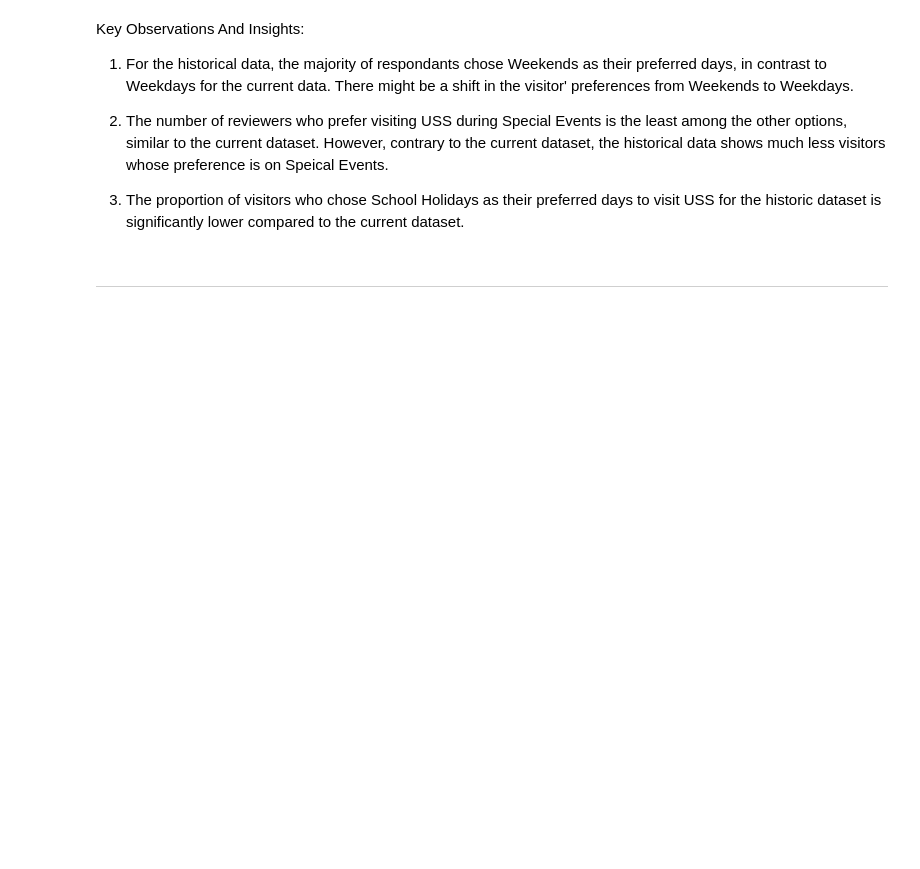
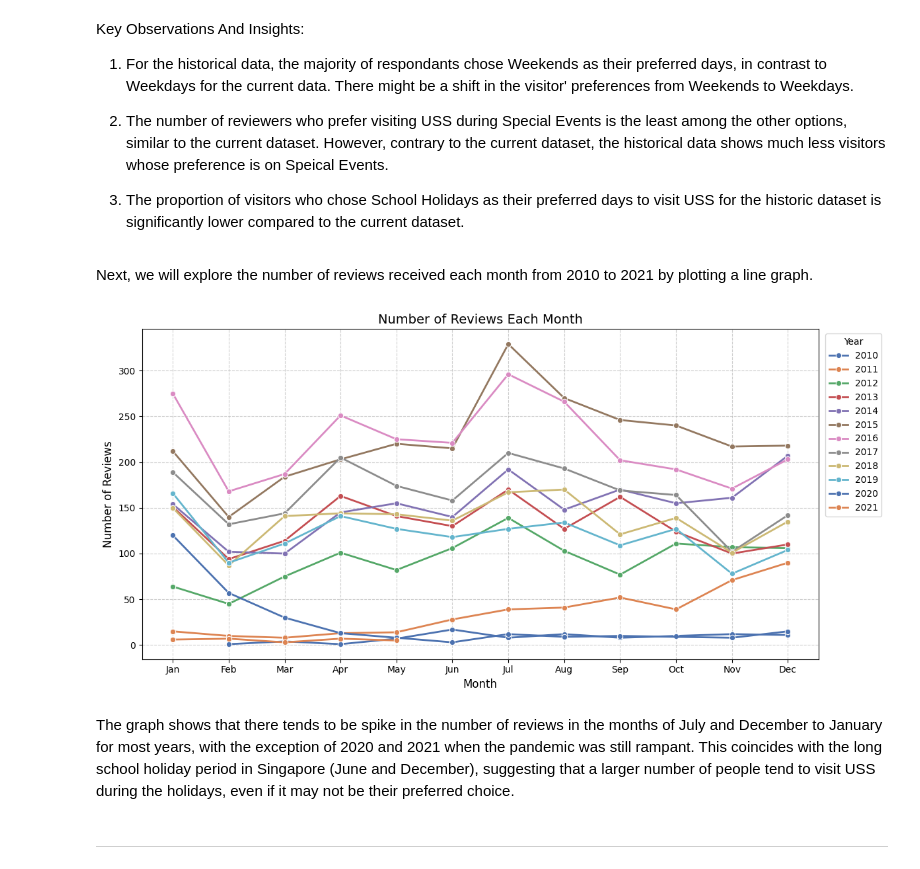
Before and after one commit to tadamaen/DSA3101-Group-Project-Group-3, a Jupyter notebook: Subgroup A Python Codes/Subgroup A Question 4 Google Colab.ipynb, the cells around one changed output. Saved outputs shown, nothing was run; the diff lists cells and outputs as text; code cells hidden in the pictures; blank space fills up the shorter version.

```diff
--- a/Subgroup A Python Codes/Subgroup A Question 4 Google Colab.ipynb
+++ b/Subgroup A Python Codes/Subgroup A Question 4 Google Colab.ipynb
@@ -1507,6 +1513,35 @@ Key Observations And Insights:
 2) The number of reviewers who prefer visiting USS during Special Events is the least among the other options, similar to the current dataset. However, contrary to the current dataset, the historical data shows much less visitors whose preference is on Speical Events.
 
 3) The proportion of visitors who chose School Holidays as their preferred days to visit USS for the historic dataset is significantly lower compared to the current dataset.
+# %% [markdown]
+Next, we will explore the number of reviews received each month from 2010 to 2021 by plotting a line graph.
+# %%
+# Group by year and month and count occurrences
+monthly_counts = df_history.groupby(['year', 'month']).size().reset_index(name='count')
+
+# Pivot for easier plotting
+pivot_counts = monthly_counts.pivot(index='month', columns='year', values='count')
+
+# Plot line graph
+plt.figure(figsize=(12, 6))
+sns.lineplot(data=monthly_counts, x='month', y='count', hue='year',
+             marker='o', palette='deep', linewidth=2)
+
+plt.title('Number of Reviews Each Month', fontsize=14)
+plt.xlabel('Month', fontsize=12)
+plt.ylabel('Number of Reviews', fontsize=12)
+plt.xticks(range(1, 13),
+           ['Jan', 'Feb', 'Mar', 'Apr', 'May', 'Jun',
+            'Jul', 'Aug', 'Sep', 'Oct', 'Nov', 'Dec'])
+plt.grid(True, linestyle='--', alpha=0.6)
+plt.legend(title='Year', fontsize=10, bbox_to_anchor=(1.1, 1))
+plt.tight_layout()
+
+plt.show()
+# %% [output]
+[figure, added]
+# %% [markdown]
+The graph shows that there tends to be spike in the number of reviews in the months of July and December to January for most years, with the exception of 2020 and 2021 when the pandemic was still rampant. This coincides with the long school holiday period in Singapore (June and December), suggesting that a larger number of people tend to visit USS during the holidays, even if it may not be their preferred choice.
 # %% [markdown]
 --------------------------------------------------------------------------------
 # %% [markdown]
```
Also changed, not shown: parts of 11 cells of this notebook.
